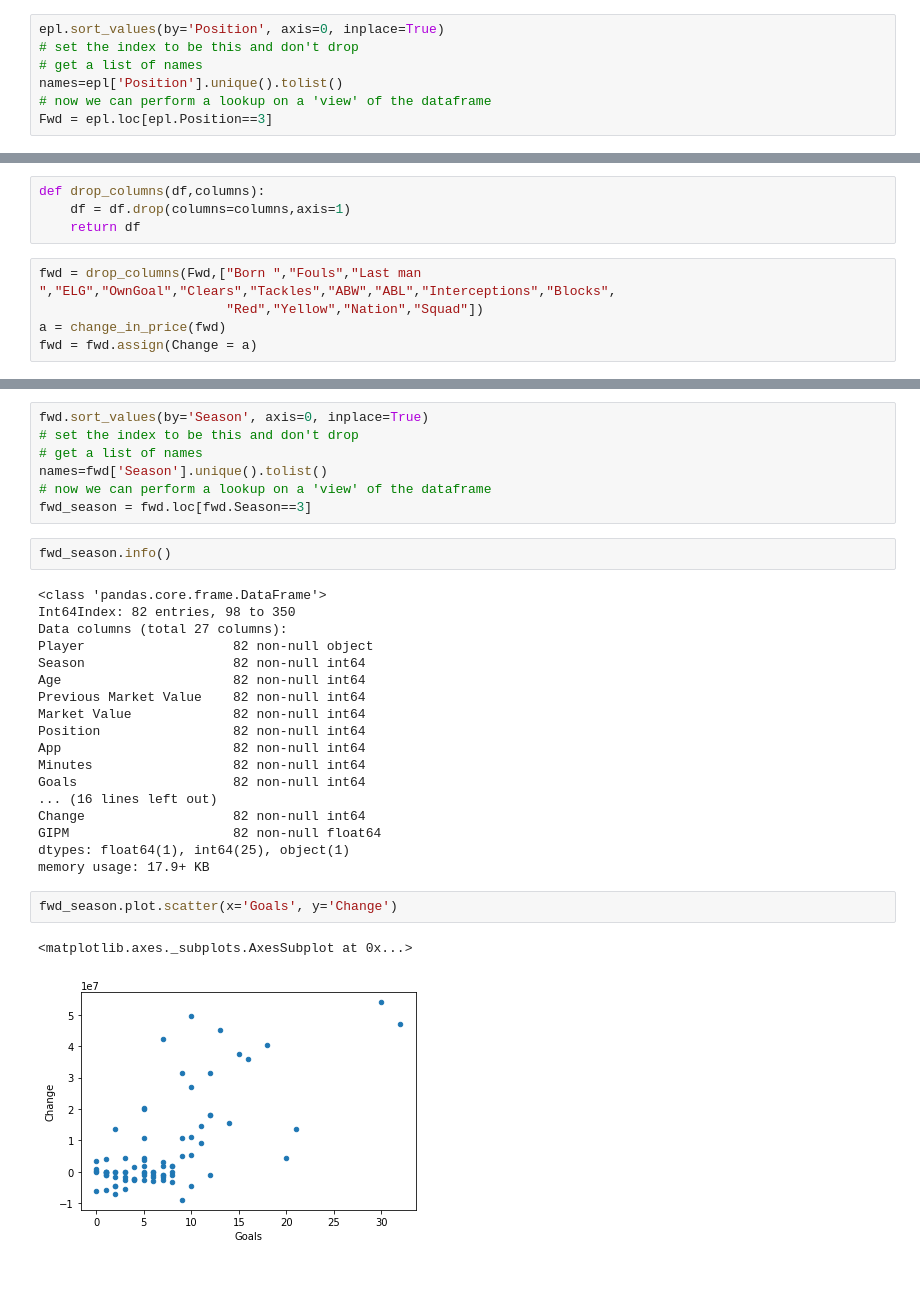
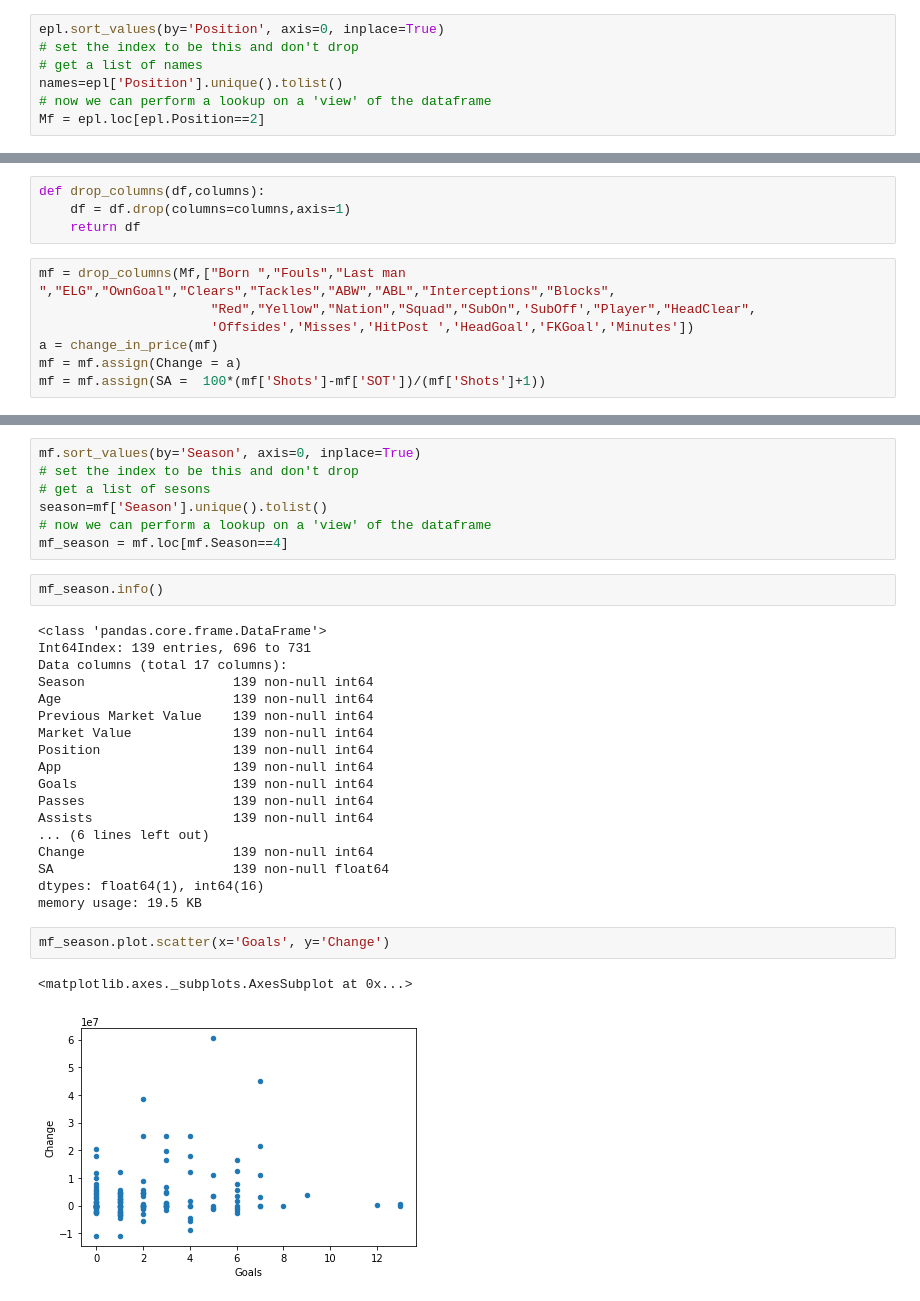
Before and after one commit to Femi-Ogunkola/EPL, a Jupyter notebook: EPL Data Analysis.ipynb, the cells around one changed output, grey strips where cells are left out. Cells and saved outputs as stored; diff of their text form.

```diff
--- a/EPL Data Analysis.ipynb
+++ b/EPL Data Analysis.ipynb
@@ -99,5 +99,5 @@ epl.sort_values(by='Position', axis=0, inplace=True)
 # get a list of names
 names=epl['Position'].unique().tolist()
 # now we can perform a lookup on a 'view' of the dataframe
-Fwd = epl.loc[epl.Position==3]
+Mf = epl.loc[epl.Position==2]
 # %%
@@ -129,7 +129,9 @@ def drop_columns(df,columns):
     df = df.drop(columns=columns,axis=1)
     return df
 # %%
-fwd = drop_columns(Fwd,["Born ","Fouls","Last man ","ELG","OwnGoal","Clears","Tackles","ABW","ABL","Interceptions","Blocks",
-                        "Red","Yellow","Nation","Squad"])
-a = change_in_price(fwd)
-fwd = fwd.assign(Change = a)
+mf = drop_columns(Mf,["Born ","Fouls","Last man ","ELG","OwnGoal","Clears","Tackles","ABW","ABL","Interceptions","Blocks",
+                      "Red","Yellow","Nation","Squad","SubOn",'SubOff',"Player","HeadClear",
+                      'Offsides','Misses','HitPost ','HeadGoal','FKGoal','Minutes'])
+a = change_in_price(mf)
+mf = mf.assign(Change = a)
+mf = mf.assign(SA =  100*(mf['Shots']-mf['SOT'])/(mf['Shots']+1))
@@ -136,33 +158,33 @@ fwd = fwd.assign(Change = a)
 # %%
-fwd.sort_values(by='Season', axis=0, inplace=True)
+mf.sort_values(by='Season', axis=0, inplace=True)
 # set the index to be this and don't drop
-# get a list of names
-names=fwd['Season'].unique().tolist()
+# get a list of sesons
+season=mf['Season'].unique().tolist()
 # now we can perform a lookup on a 'view' of the dataframe
-fwd_season = fwd.loc[fwd.Season==3]
+mf_season = mf.loc[mf.Season==4]
 # %%
-fwd_season.info()
+mf_season.info()
 # %% [output]
 <class 'pandas.core.frame.DataFrame'>
-Int64Index: 82 entries, 98 to 350
-Data columns (total 27 columns):
-Player                   82 non-null object
-Season                   82 non-null int64
-Age                      82 non-null int64
-Previous Market Value    82 non-null int64
-Market Value             82 non-null int64
-Position                 82 non-null int64
-App                      82 non-null int64
-Minutes                  82 non-null int64
-Goals                    82 non-null int64
-... (16 lines left out)
-Change                   82 non-null int64
-GIPM                     82 non-null float64
-dtypes: float64(1), int64(25), object(1)
-memory usage: 17.9+ KB
+Int64Index: 139 entries, 696 to 731
+Data columns (total 17 columns):
+Season                   139 non-null int64
+Age                      139 non-null int64
+Previous Market Value    139 non-null int64
+Market Value             139 non-null int64
+Position                 139 non-null int64
+App                      139 non-null int64
+Goals                    139 non-null int64
+Passes                   139 non-null int64
+Assists                  139 non-null int64
+... (6 lines left out)
+Change                   139 non-null int64
+SA                       139 non-null float64
+dtypes: float64(1), int64(16)
+memory usage: 19.5 KB
 # %%
-fwd_season.plot.scatter(x='Goals', y='Change')
+mf_season.plot.scatter(x='Goals', y='Change')
 # %% [output]
 <matplotlib.axes._subplots.AxesSubplot at 0x...>
-[figure, old version]
+[figure, new version]
 # %%
```
Also changed, not shown: parts of 11 cells of this notebook.
